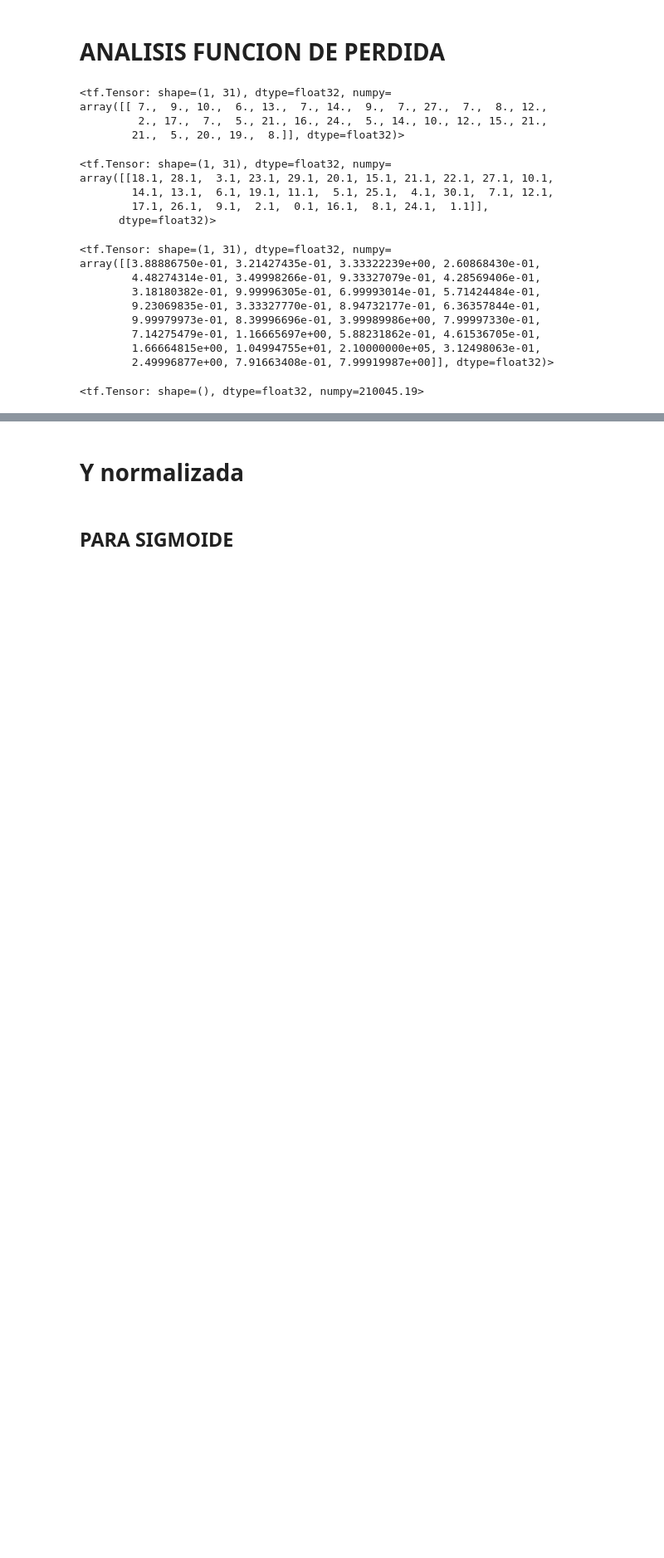
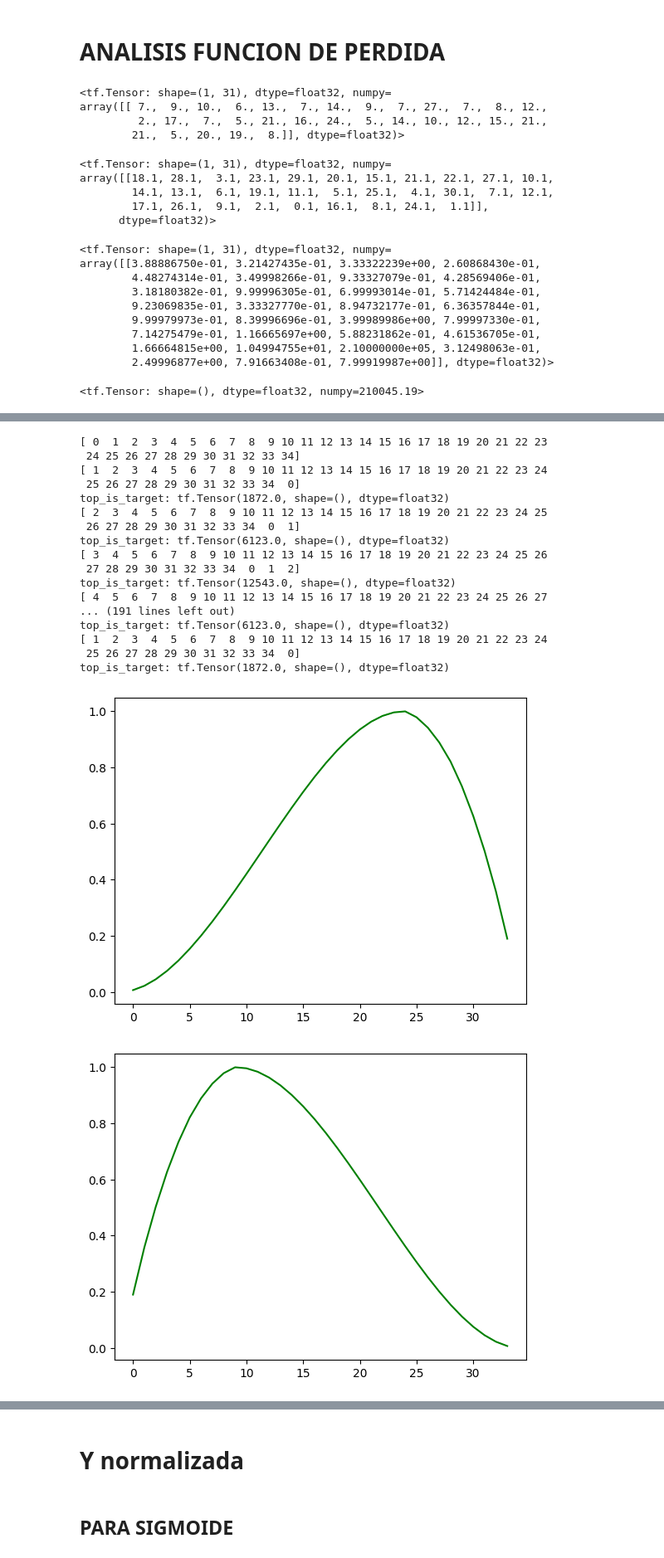
Before and after one commit to tintenderete/TFM, a Jupyter notebook: C_funcion_perdida_1.ipynb, the cells around one changed output, grey strips where cells are left out. Shown at 83% size. Drawn from its saved outputs; the diff is of its cells as text; code cells hidden in the pictures; blank space fills up the shorter version.

```diff
--- a/C_funcion_perdida_1.ipynb
+++ b/C_funcion_perdida_1.ipynb
@@ -368,0 +446,57 @@ plt.plot(loss_mae / loss_mae.max(), 'p');
+# %%
+ranking = np.arange(35)
+
+#ranking = 2*(ranking - min(ranking)) / (max(ranking) - min(ranking)) - 1
+print(ranking)
+
+loss_top_is_target = []
+
+for i in range(len(ranking)-1):
+  pred_ranking = np.roll(ranking, -i-1)
+  #pred_ranking = np.roll(ranking, i+1)
+  print(pred_ranking)
+  loss = top_is_target(ranking, pred_ranking )
+  loss_top_is_target.append(loss)
+  print("top_is_target: " + str(loss))
+
+plt.figure()
+
+loss_top_is_target = np.array(loss_top_is_target)
+
+plt.plot(loss_top_is_target / loss_top_is_target.max(), 'g');
+
+loss_top_is_target = []
+print("############################")
+for i in range(len(ranking)-1):
+  pred_ranking = np.roll(ranking, i+1)
+  #pred_ranking = np.roll(ranking, i+1)
+  print(pred_ranking)
+  loss = top_is_target(ranking, pred_ranking )
+  loss_top_is_target.append(loss)
+  print("top_is_target: " + str(loss))
+
+plt.figure()
+
+loss_top_is_target = np.array(loss_top_is_target)
+
+plt.plot(loss_top_is_target / loss_top_is_target.max(), 'g');
+# %% [output]
+[ 0  1  2  3  4  5  6  7  8  9 10 11 12 13 14 15 16 17 18 19 20 21 22 23
+ 24 25 26 27 28 29 30 31 32 33 34]
+[ 1  2  3  4  5  6  7  8  9 10 11 12 13 14 15 16 17 18 19 20 21 22 23 24
+ 25 26 27 28 29 30 31 32 33 34  0]
+top_is_target: tf.Tensor(1872.0, shape=(), dtype=float32)
+[ 2  3  4  5  6  7  8  9 10 11 12 13 14 15 16 17 18 19 20 21 22 23 24 25
+ 26 27 28 29 30 31 32 33 34  0  1]
+top_is_target: tf.Tensor(6123.0, shape=(), dtype=float32)
+[ 3  4  5  6  7  8  9 10 11 12 13 14 15 16 17 18 19 20 21 22 23 24 25 26
+ 27 28 29 30 31 32 33 34  0  1  2]
+top_is_target: tf.Tensor(12543.0, shape=(), dtype=float32)
+[ 4  5  6  7  8  9 10 11 12 13 14 15 16 17 18 19 20 21 22 23 24 25 26 27
+... (191 lines left out)
+top_is_target: tf.Tensor(6123.0, shape=(), dtype=float32)
+[ 1  2  3  4  5  6  7  8  9 10 11 12 13 14 15 16 17 18 19 20 21 22 23 24
+ 25 26 27 28 29 30 31 32 33 34  0]
+top_is_target: tf.Tensor(1872.0, shape=(), dtype=float32)
+[figure, added]
+[figure, added]
```
Also changed, not shown: parts of 51 cells of this notebook.
